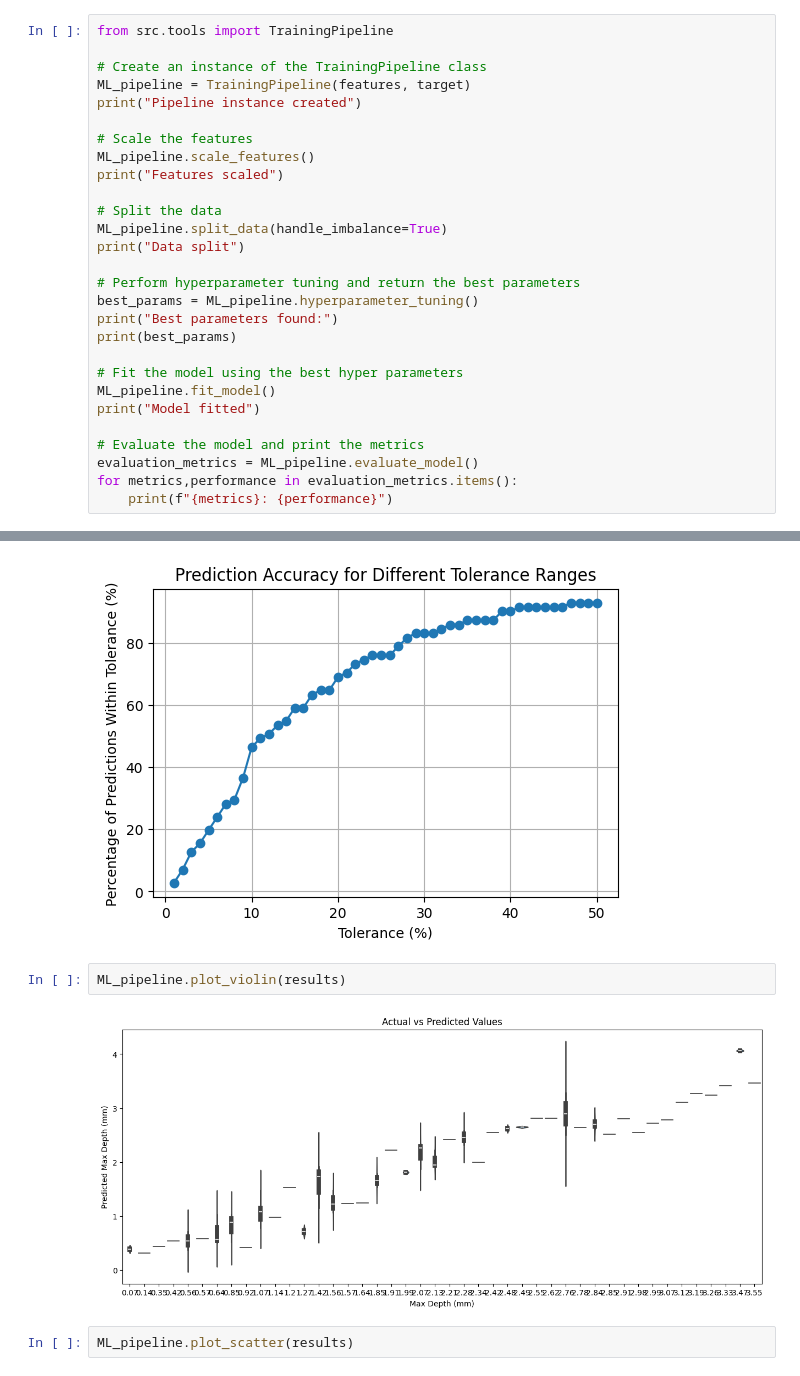
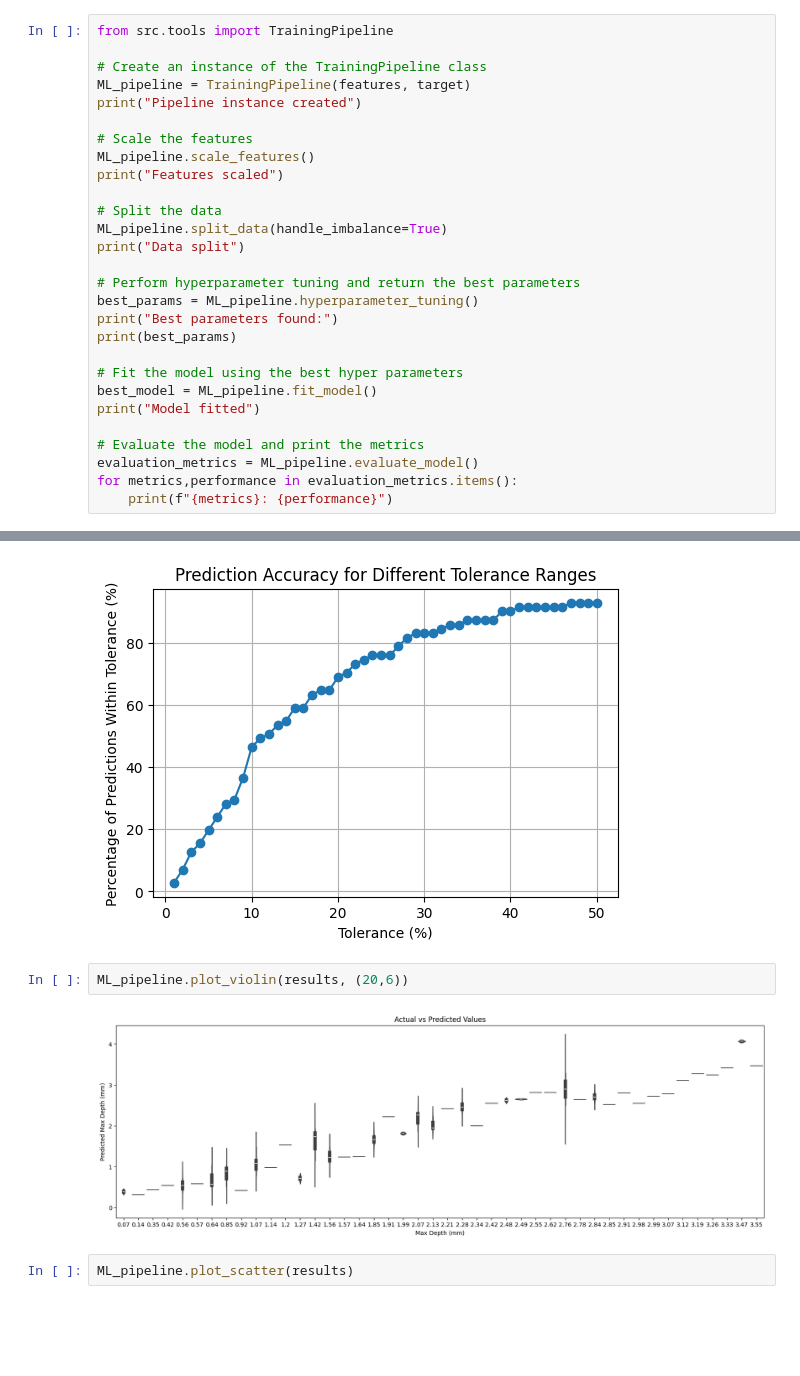
Before and after one commit to Farhad-Davaripour/AI_Applications_in_Pipeline_Engineering, a Jupyter notebook: demo.ipynb, the cells around one changed output, grey strips where cells are left out. Saved outputs shown, nothing was run; the diff lists cells and outputs as text; blank space fills up the shorter version.

```diff
--- a/demo.ipynb
+++ b/demo.ipynb
@@ -714,7 +722,7 @@ print("Best parameters found:")
 print(best_params)
 
 # Fit the model using the best hyper parameters
-ML_pipeline.fit_model()
+best_model = ML_pipeline.fit_model()
 print("Model fitted")
 
 # Evaluate the model and print the metrics
@@ -740,9 +748,9 @@ results = ML_pipeline.plot_prediction_accuracy()
 # %% [output]
 [figure]
 # %%
-ML_pipeline.plot_violin(results)
+ML_pipeline.plot_violin(results, (20,6))
 # %% [output]
-[figure, old version]
+[figure, new version]
 # %%
 ML_pipeline.plot_scatter(results)
 # %% [output]
```
Also changed, not shown: parts of 12 cells of this notebook, 1 other file.
